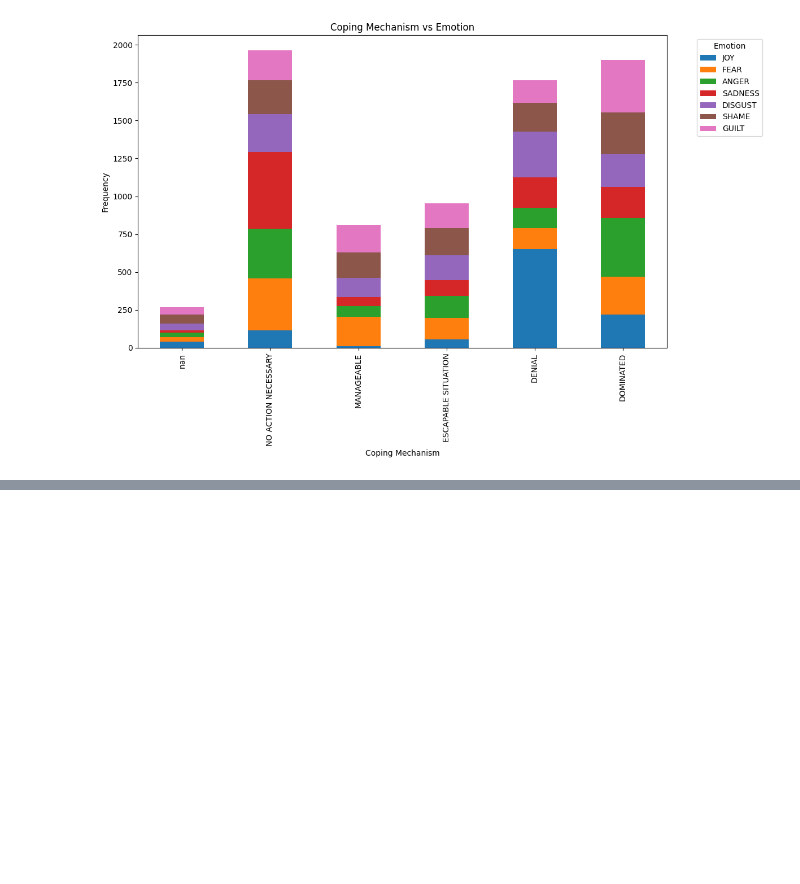
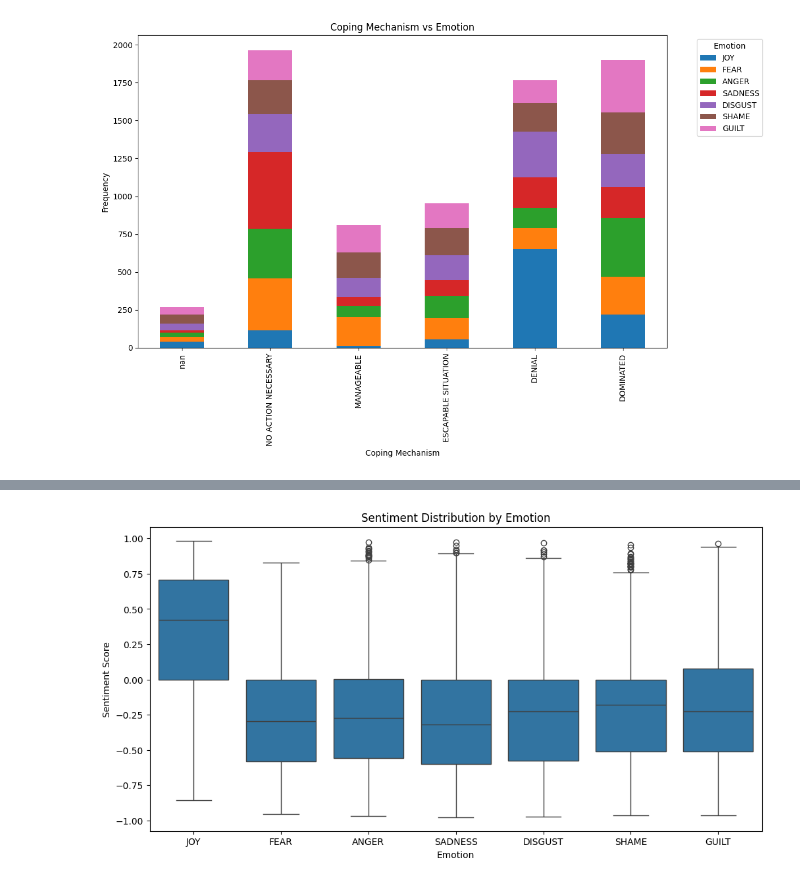
Before and after one commit to AmiraliFamili/Final-Year-Project, a Jupyter notebook: ISEAR.ipynb, the cells around one changed output, grey strips where cells are left out. Cells and saved outputs as stored; diff of their text form; code cells hidden in the pictures; blank space fills up the shorter version.

```diff
--- a/ISEAR.ipynb
+++ b/ISEAR.ipynb
@@ -326,0 +601,14 @@ plt.show()
+# %%
+# ========================
+# 7. Sentiment Analysis
+# ========================
+isear['sentiment'] = isear['SIT_clean'].apply(get_sentiment)
+
+plt.figure(figsize=(12, 6))
+sns.boxplot(x='EMOT', y='sentiment', data=isear)
+plt.title("Sentiment Distribution by Emotion")
+plt.xlabel("Emotion")
+plt.ylabel("Sentiment Score")
+plt.show()
+# %% [output]
+[figure, added]
```
Also changed, not shown: parts of 7 cells of this notebook, 50 other files.
